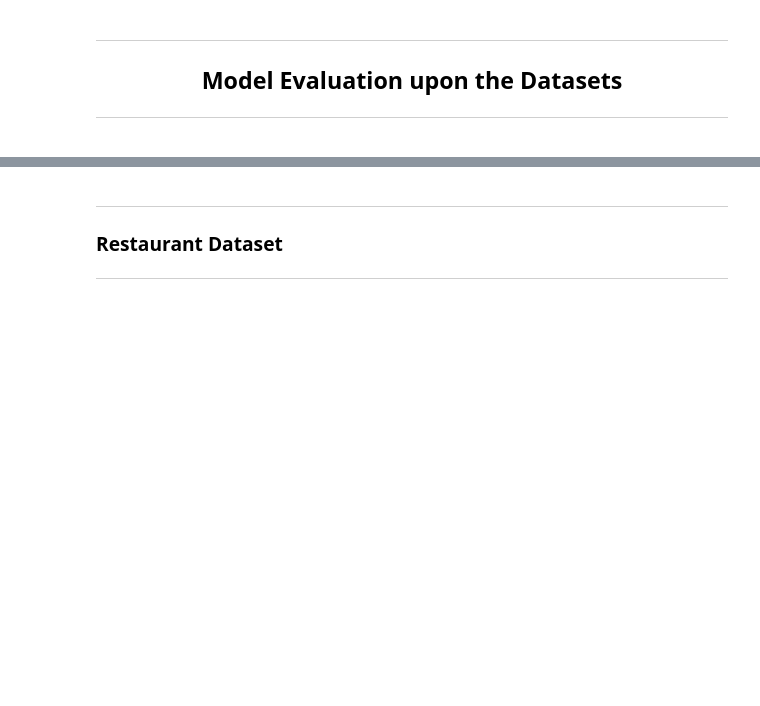
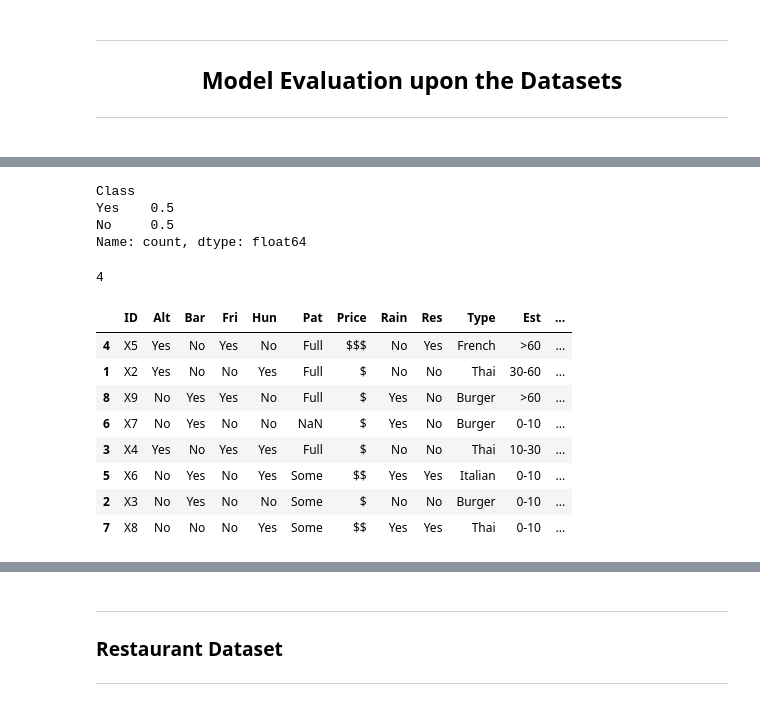
Before and after one commit to EstevesX10/AI-Decision-Trees-ID3, a Jupyter notebook: Decision Trees - ID3/Decision_Trees_ID3.ipynb, the cells around one changed output, grey strips where cells are left out. Drawn from its saved outputs; the diff is of its cells as text; code cells hidden in the pictures; blank space fills up the shorter version.

```diff
--- a/Decision Trees - ID3/Decision_Trees_ID3.ipynb
+++ b/Decision Trees - ID3/Decision_Trees_ID3.ipynb
@@ -476,3 +485,6 @@ class Dataset:
 ## Model Evaluation upon the Datasets
 ***
 </div>
+# %%
+df = pd.read_csv('./Datasets/restaurant.csv')
+df.head()
@@ -478,0 +498,28 @@ class Dataset:
+# %%
+# new_df = df.groupby('Class')['Class'].nunique()
+new_df = df['Class'].value_counts()/len(df)
+new_df
+# %% [output]
+Class
+Yes    0.5
+No     0.5
+Name: count, dtype: float64
+# %%
+test_size = 0.7
+n_samples = int(test_size * len(df)/len(np.unique(df[df.columns[-1]])))
+print(n_samples)
+res = df.groupby(by=['Class'], group_keys=False).apply(lambda x: x.sample(n_samples))
+# %% [output]
+4
+# %%
+res
+# %% [output]
+|  | ID | Alt | Bar | Fri | Hun | Pat | Price | Rain | Res | Type | Est | ... |
+| 4 | X5 | Yes | No | Yes | No | Full | $$$ | No | Yes | French | >60 | ... |
+| 1 | X2 | Yes | No | No | Yes | Full | $ | No | No | Thai | 30-60 | ... |
+| 8 | X9 | No | Yes | Yes | No | Full | $ | Yes | No | Burger | >60 | ... |
+| 6 | X7 | No | Yes | No | No | NaN | $ | Yes | No | Burger | 0-10 | ... |
+| 3 | X4 | Yes | No | Yes | Yes | Full | $ | No | No | Thai | 10-30 | ... |
+| 5 | X6 | No | Yes | No | Yes | Some | $$ | Yes | Yes | Italian | 0-10 | ... |
+| 2 | X3 | No | Yes | No | No | Some | $ | No | No | Burger | 0-10 | ... |
+| 7 | X8 | No | No | No | Yes | Some | $$ | Yes | Yes | Thai | 0-10 | ... |
```
Also changed, not shown: parts of 17 cells of this notebook.
